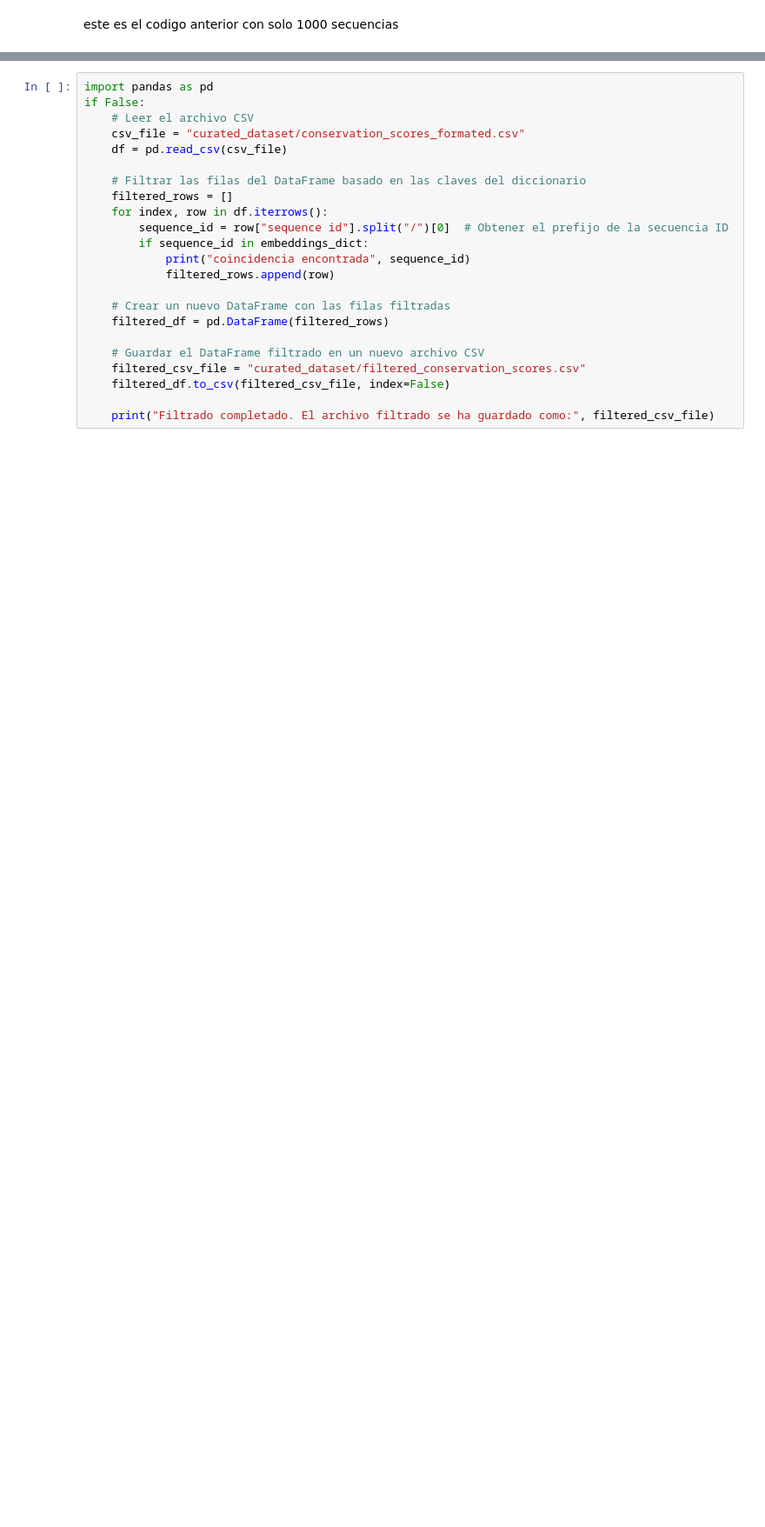
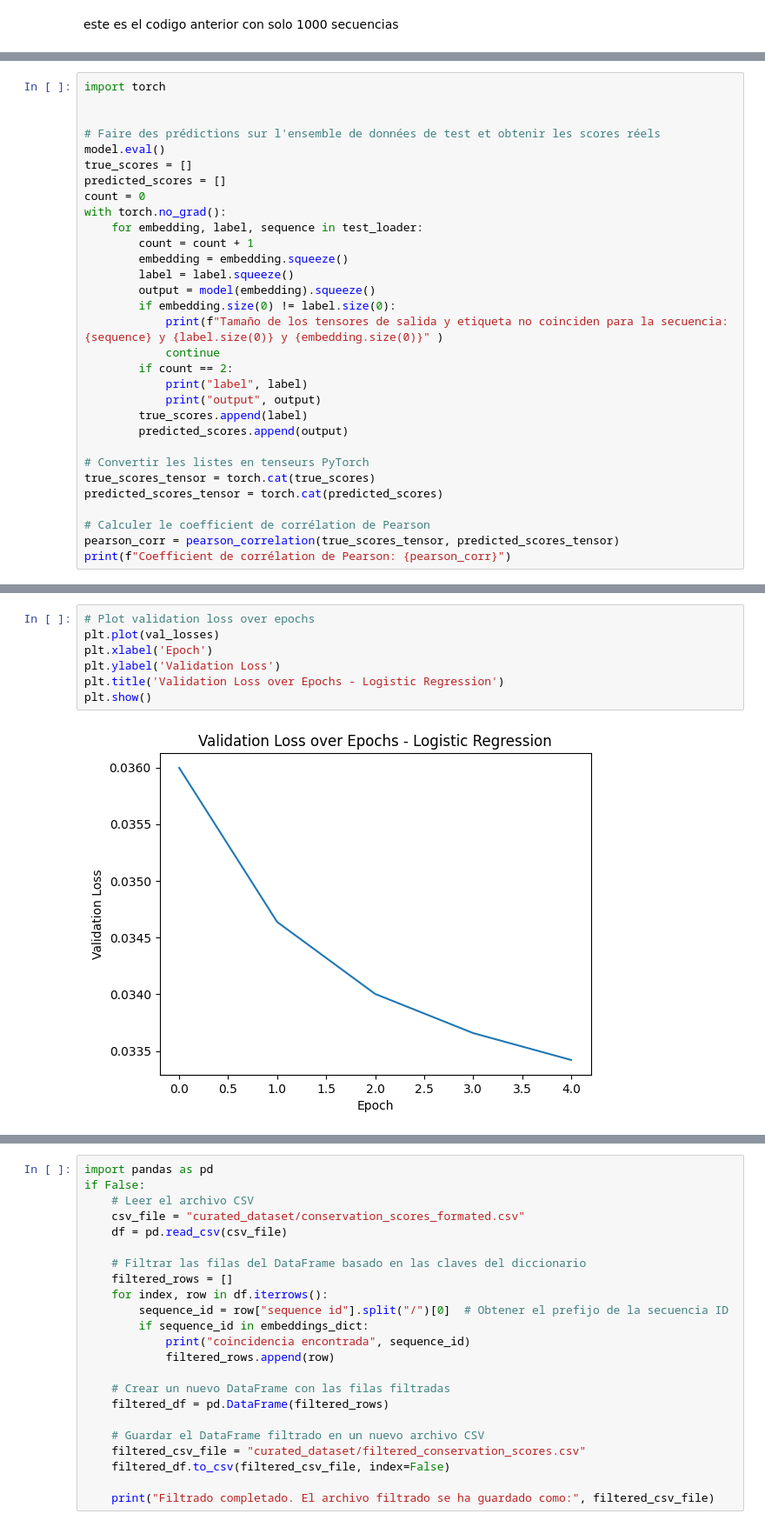
Before and after one commit to parakawa/protein_conservation_predictor, a Jupyter notebook: get_embeddings_directement_and_trainning.ipynb, the cells around one changed output, grey strips where cells are left out. Shown at 87% size. Drawn from its saved outputs; the diff is of its cells as text; blank space fills up the shorter version.

```diff
--- a/get_embeddings_directement_and_trainning.ipynb
+++ b/get_embeddings_directement_and_trainning.ipynb
@@ -218,0 +353,31 @@ este es el codigo anterior con solo 1000 secuencias
+# %%
+import torch
+
+
+# Faire des prédictions sur l'ensemble de données de test et obtenir les scores réels
+model.eval()
+true_scores = []
+predicted_scores = []
+count = 0
+with torch.no_grad():
+    for embedding, label, sequence in test_loader:
+        count = count + 1
+        embedding = embedding.squeeze()
+        label = label.squeeze()
+        output = model(embedding).squeeze()
+        if embedding.size(0) != label.size(0):
+            print(f"Tamaño de los tensores de salida y etiqueta no coinciden para la secuencia: {sequence} y {label.size(0)} y {embedding.size(0)}" )
+            continue
+        if count == 2:
+            print("label", label)
+            print("output", output)
+        true_scores.append(label)
+        predicted_scores.append(output)
+
+# Convertir les listes en tenseurs PyTorch
+true_scores_tensor = torch.cat(true_scores)
+predicted_scores_tensor = torch.cat(predicted_scores)
+
+# Calculer le coefficient de corrélation de Pearson
+pearson_corr = pearson_correlation(true_scores_tensor, predicted_scores_tensor)
+print(f"Coefficient de corrélation de Pearson: {pearson_corr}")
@@ -218,0 +513,9 @@ este es el codigo anterior con solo 1000 secuencias
+# %%
+# Plot validation loss over epochs
+plt.plot(val_losses)
+plt.xlabel('Epoch')
+plt.ylabel('Validation Loss')
+plt.title('Validation Loss over Epochs - Logistic Regression')
+plt.show()
+# %% [output]
+[figure, added]
```
Also changed, not shown: parts of 36 cells of this notebook, 30 other files.
